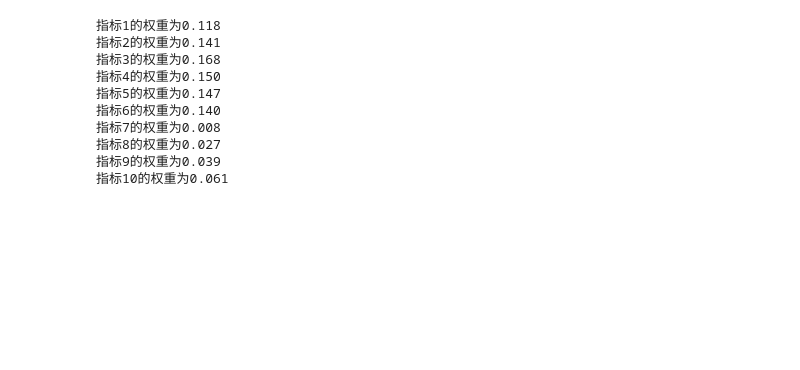
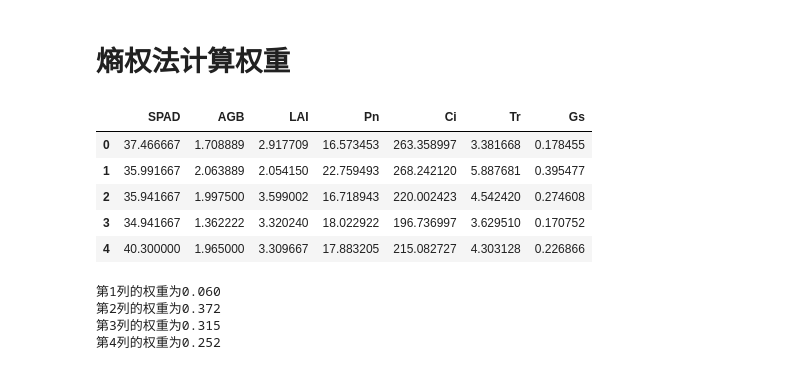
Before and after one commit to AnleHrc/MultiplyUseForMLD, a Jupyter notebook: PaperRelative/WeightCal/TheEntropyWeight.ipynb, the cells around one changed output. Saved outputs shown, nothing was run; the diff lists cells and outputs as text; code cells hidden in the pictures; blank space fills up the shorter version.

```diff
--- a/PaperRelative/WeightCal/TheEntropyWeight.ipynb
+++ b/PaperRelative/WeightCal/TheEntropyWeight.ipynb
@@ -1,6 +1,16 @@
 # %%
 import pandas as pd
 import numpy as np
+# %% [markdown]
+# 熵权法计算权重
 # %%
 # 读取数据
-data = pd.read_excel('../Resource/ExperimentDataBase/Spad_various_index.xlsx')
+data = pd.read_excel('../Resource/ExperimentDataBase/Spad_Dta_GRX.xlsx')
+data.head()
+# %% [output]
+|  | SPAD | AGB | LAI | Pn | Ci | Tr | Gs |
+| 0 | 37.466667 | 1.708889 | 2.917709 | 16.573453 | 263.358997 | 3.381668 | 0.178455 |
+| 1 | 35.991667 | 2.063889 | 2.054150 | 22.759493 | 268.242120 | 5.887681 | 0.395477 |
+| 2 | 35.941667 | 1.997500 | 3.599002 | 16.718943 | 220.002423 | 4.542420 | 0.274608 |
+| 3 | 34.941667 | 1.362222 | 3.320240 | 18.022922 | 196.736997 | 3.629510 | 0.170752 |
+| 4 | 40.300000 | 1.965000 | 3.309667 | 17.883205 | 215.082727 | 4.303128 | 0.226866 |
@@ -19,15 +31,9 @@ W = W / np.sum(W)
 # %%
 # 输出结果
 for i, w in enumerate(W):
-    print(f"指标{i+1}的权重为{w:.3f}")
+    print(f"第{i+1}列的权重为{w:.3f}")
 # %% [output]
-指标1的权重为0.118
-指标2的权重为0.141
-指标3的权重为0.168
-指标4的权重为0.150
-指标5的权重为0.147
-指标6的权重为0.140
-指标7的权重为0.008
-指标8的权重为0.027
-指标9的权重为0.039
-指标10的权重为0.061
+第1列的权重为0.060
+第2列的权重为0.372
+第3列的权重为0.315
+第4列的权重为0.252
```
Also changed, not shown: parts of 2 cells of this notebook, 3 other files.
